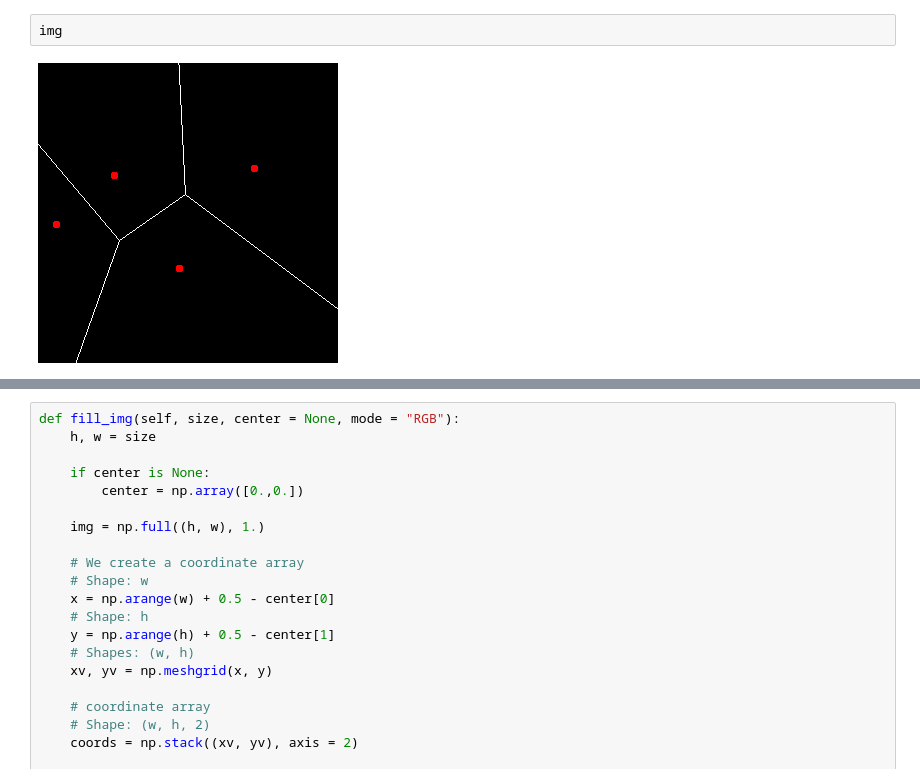
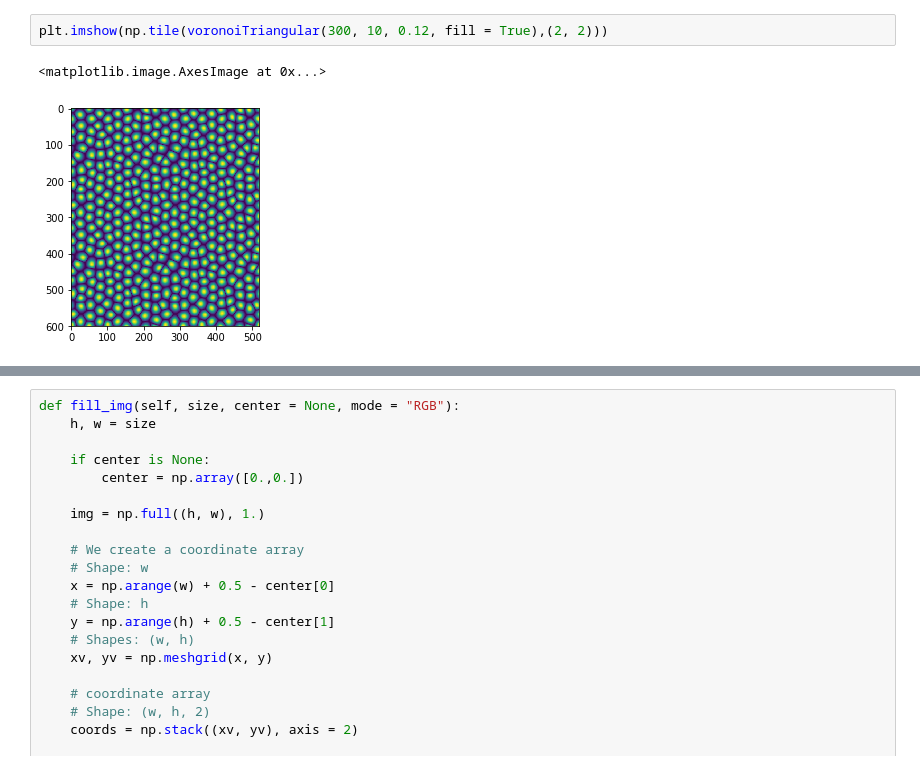
Before and after one commit to KenyC/ProceduralTextureGenerator, a Jupyter notebook: operators/functions/Test Scipy Spatial.ipynb, the cells around one changed output, grey strips where cells are left out. Saved outputs shown, nothing was run; the diff lists cells and outputs as text.

```diff
--- a/operators/functions/Test Scipy Spatial.ipynb
+++ b/operators/functions/Test Scipy Spatial.ipynb
@@ -18,4 +5,5 @@ array([[  3., 248.],
-# %%
-img
-# %% [output]
-[figure, removed]
+# %%
+plt.imshow(np.tile(voronoiTriangular(300, 10, 0.12, fill = True),(2, 2)))
+# %% [output]
+<matplotlib.image.AxesImage at 0x...>
+[figure, added]
```
Also changed, not shown: parts of 7 cells of this notebook, 5 other files.
